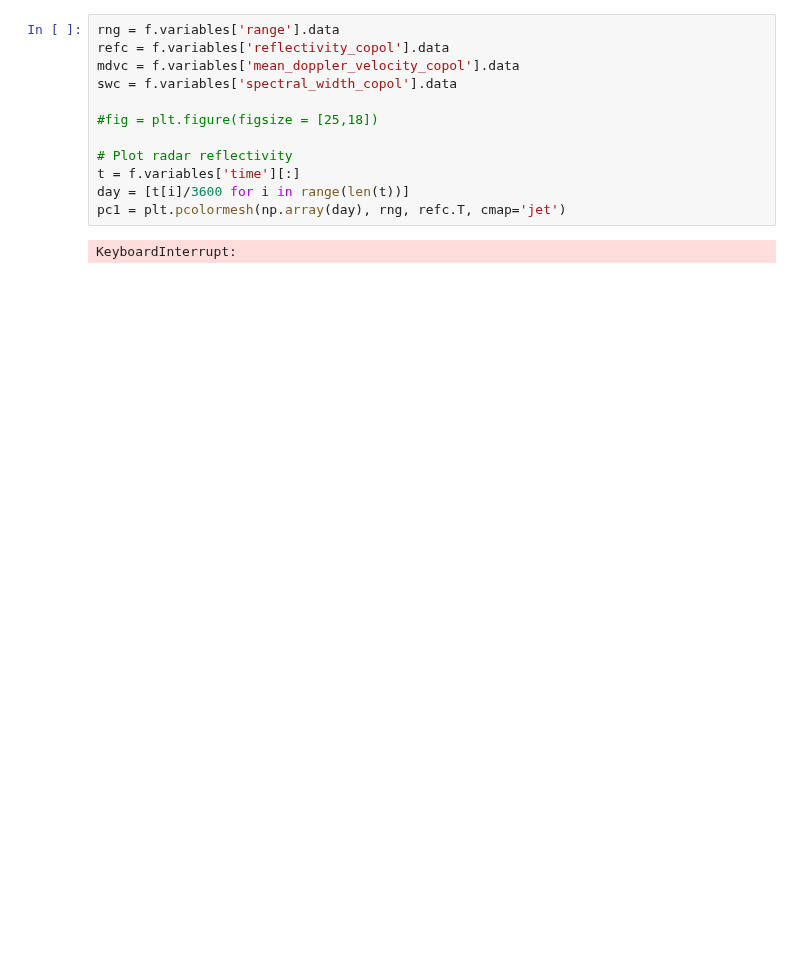
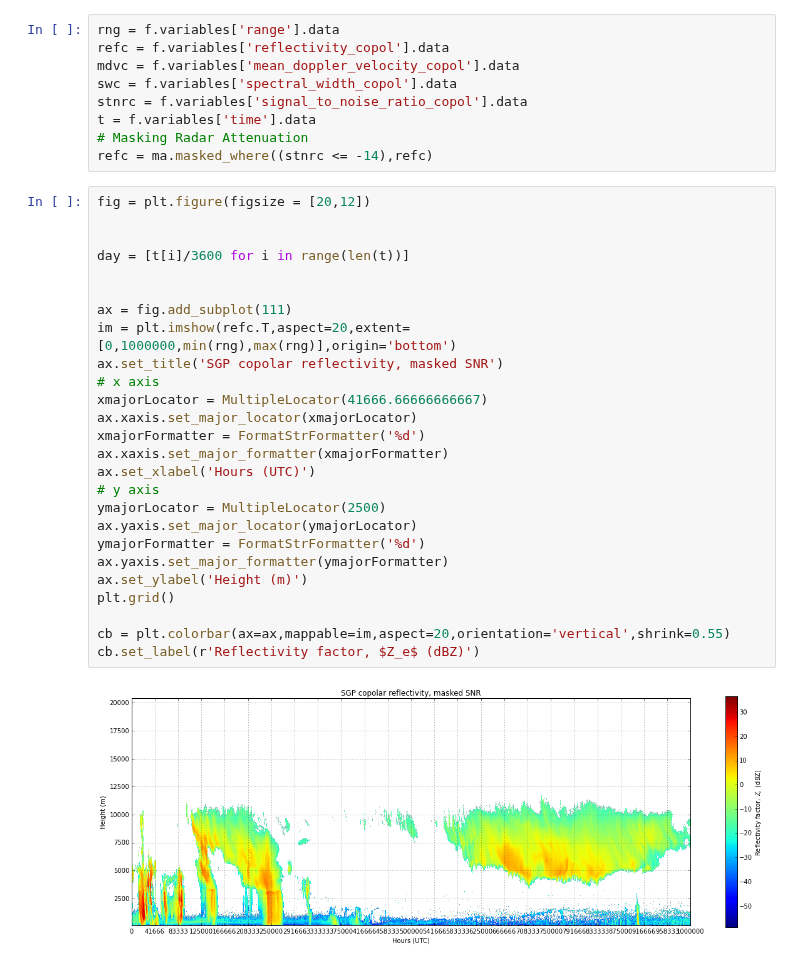
Before and after one commit to EVS-ATMOS/HRRR, a Jupyter notebook: notebooks/NetCDF Plotting Issue.ipynb, the cells around one changed output. Cells and saved outputs as stored; diff of their text form; blank space fills up the shorter version.

```diff
--- a/notebooks/NetCDF Plotting Issue.ipynb
+++ b/notebooks/NetCDF Plotting Issue.ipynb
@@ -20,12 +19,35 @@ rng = f.variables['range'].data
 refc = f.variables['reflectivity_copol'].data
 mdvc = f.variables['mean_doppler_velocity_copol'].data
 swc = f.variables['spectral_width_copol'].data
-
-#fig = plt.figure(figsize = [25,18])
-
-# Plot radar reflectivity
-t = f.variables['time'][:]
-day = [t[i]/3600 for i in range(len(t))]
-pc1 = plt.pcolormesh(np.array(day), rng, refc.T, cmap='jet')
+stnrc = f.variables['signal_to_noise_ratio_copol'].data
+t = f.variables['time'].data
+# Masking Radar Attenuation
+refc = ma.masked_where((stnrc <= -14),refc)
-# %% [output]
-KeyboardInterrupt:
+# %%
+fig = plt.figure(figsize = [20,12])
+
+
+day = [t[i]/3600 for i in range(len(t))]
+
+
+ax = fig.add_subplot(111)
+im = plt.imshow(refc.T,aspect=20,extent=[0,1000000,min(rng),max(rng)],origin='bottom')
+ax.set_title('SGP copolar reflectivity, masked SNR')
+# x axis
+xmajorLocator = MultipleLocator(41666.66666666667)
+ax.xaxis.set_major_locator(xmajorLocator)
+xmajorFormatter = FormatStrFormatter('%d')
+ax.xaxis.set_major_formatter(xmajorFormatter)
+ax.set_xlabel('Hours (UTC)')
+# y axis
+ymajorLocator = MultipleLocator(2500)
+ax.yaxis.set_major_locator(ymajorLocator)
+ymajorFormatter = FormatStrFormatter('%d')
+ax.yaxis.set_major_formatter(ymajorFormatter)
+ax.set_ylabel('Height (m)')
+plt.grid()
+
+cb = plt.colorbar(ax=ax,mappable=im,aspect=20,orientation='vertical',shrink=0.55)
+cb.set_label(r'Reflectivity factor, $Z_e$ (dBZ)')
+# %% [output]
+[figure, added]
```
Also changed, not shown: parts of 1 cell of this notebook, 2 other files.
